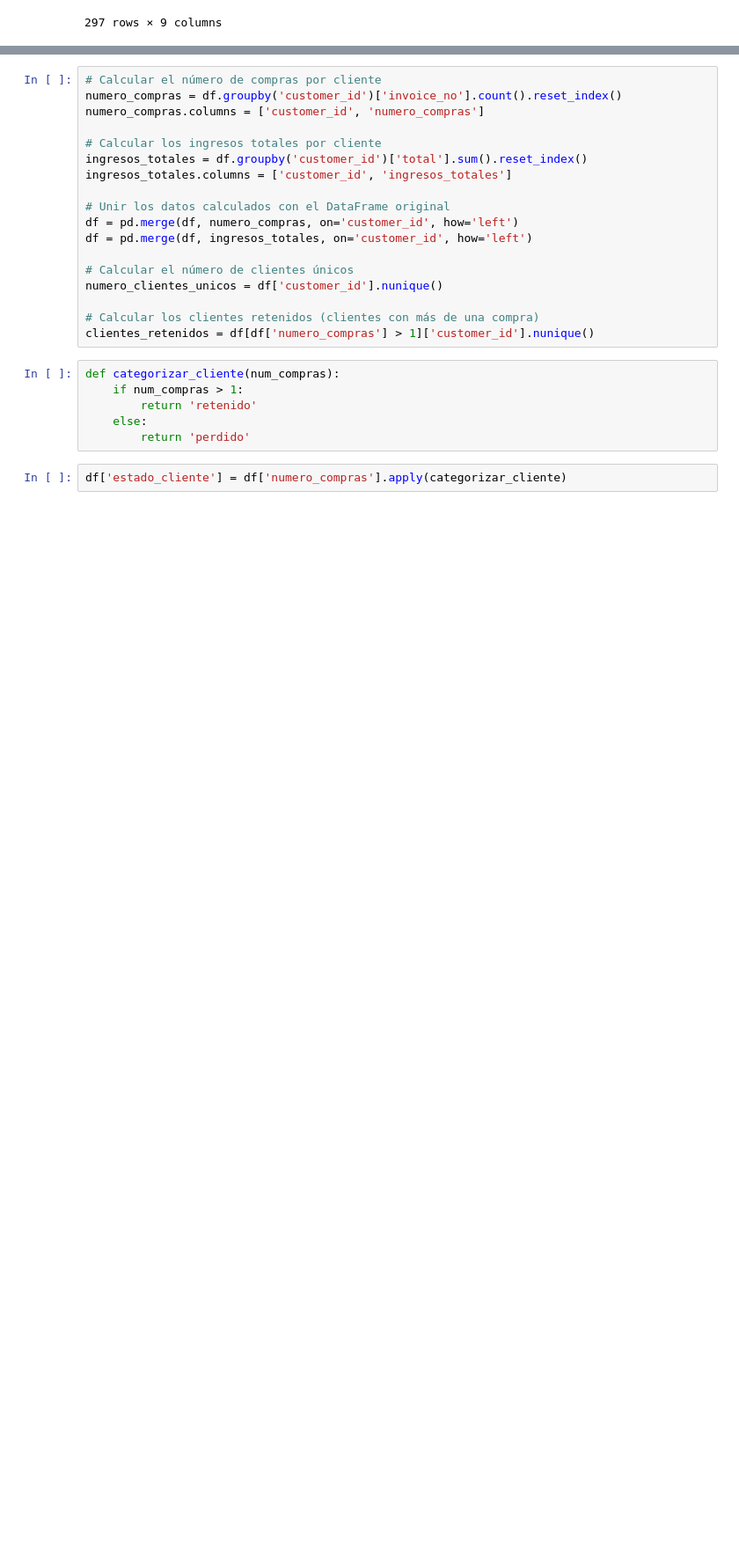
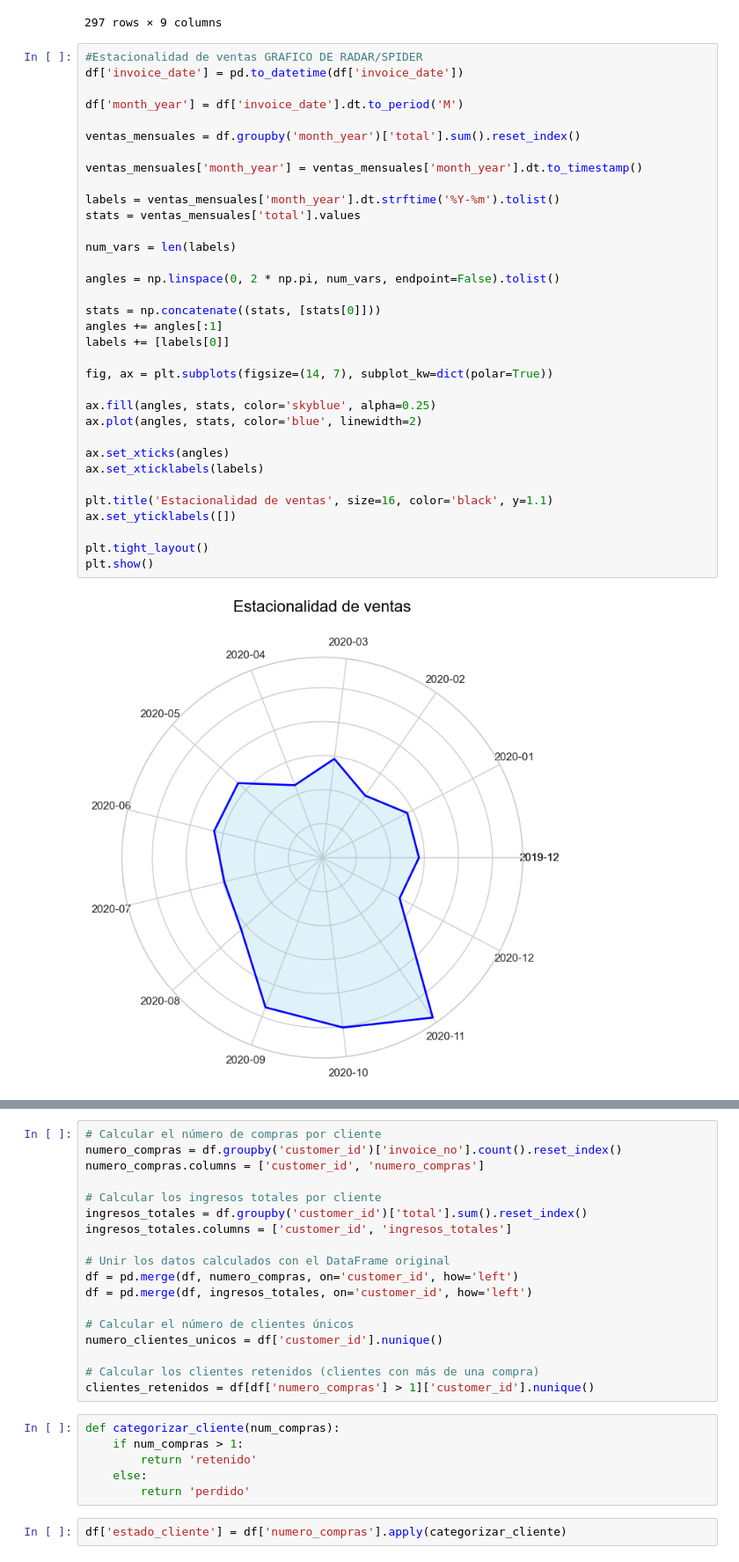
Before and after one commit to kelvin-lab/Customer-Segmentation-CLTV-Retail, a Jupyter notebook: Data/Hack-segment.ipynb, the cells around one changed output, grey strips where cells are left out. Shown at 88% size. Drawn from its saved outputs; the diff is of its cells as text; blank space fills up the shorter version.

```diff
--- a/Data/Hack-segment.ipynb
+++ b/Data/Hack-segment.ipynb
@@ -310,3 +321,39 @@ df[df['customer_id']==17850]
 | 4543 | 536791 | 22632 | hand warmer red polka dot | 12 | 2019-12-02 15:27:00 | 1.85 | 17850 | United Kingdom | ... |
 | 4544 | 536791 | 22633 | hand warmer union jack | 12 | 2019-12-02 15:27:00 | 1.85 | 17850 | United Kingdom | ... |
 297 rows × 9 columns
+# %%
+#Estacionalidad de ventas GRAFICO DE RADAR/SPIDER
+df['invoice_date'] = pd.to_datetime(df['invoice_date'])
+
+df['month_year'] = df['invoice_date'].dt.to_period('M')
+
+ventas_mensuales = df.groupby('month_year')['total'].sum().reset_index()
+
+ventas_mensuales['month_year'] = ventas_mensuales['month_year'].dt.to_timestamp()
+
+labels = ventas_mensuales['month_year'].dt.strftime('%Y-%m').tolist()
+stats = ventas_mensuales['total'].values
+
+num_vars = len(labels)
+
+angles = np.linspace(0, 2 * np.pi, num_vars, endpoint=False).tolist()
+
+stats = np.concatenate((stats, [stats[0]]))
+angles += angles[:1]
+labels += [labels[0]]
+
+fig, ax = plt.subplots(figsize=(14, 7), subplot_kw=dict(polar=True))
+
+ax.fill(angles, stats, color='skyblue', alpha=0.25)
+ax.plot(angles, stats, color='blue', linewidth=2)
+
+ax.set_xticks(angles)
+ax.set_xticklabels(labels)
+
+plt.title('Estacionalidad de ventas', size=16, color='black', y=1.1)
+ax.set_yticklabels([])
+
+plt.tight_layout()
+plt.show()
+# %% [output]
+[figure, added]
```
Also changed, not shown: parts of 26 cells of this notebook.
